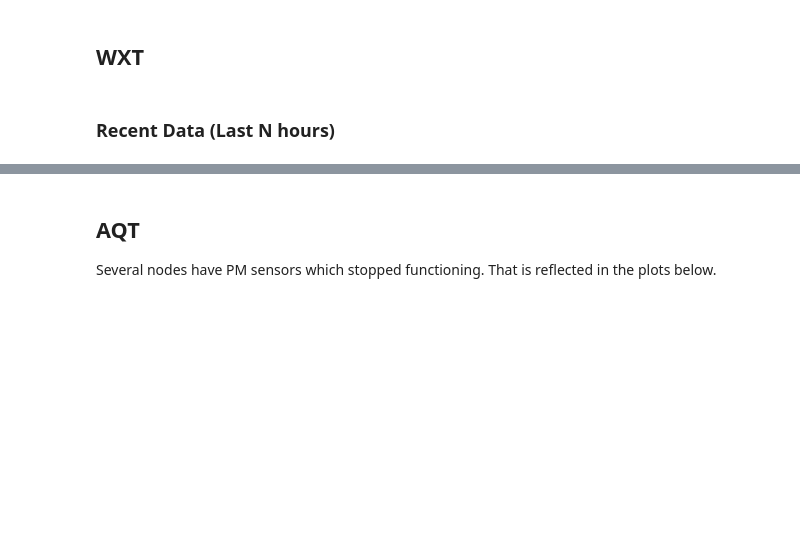
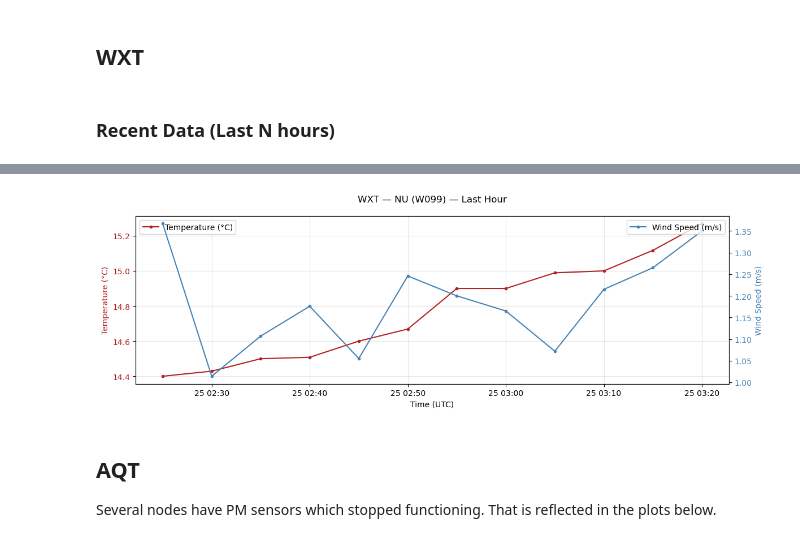
Before and after one commit to gregorywanderson/crocus, a Jupyter notebook: crocus_data_access.ipynb, the cells around one changed output, grey strips where cells are left out. Cells and saved outputs as stored; diff of their text form; code cells hidden in the pictures; blank space fills up the shorter version.

Commit message:
updated query functions to have a common argument list

```diff
--- a/crocus_data_access.ipynb
+++ b/crocus_data_access.ipynb
@@ -100,6 +100,6 @@ UIC      W096  University of Illinois Chicago
 # %%
 # The sites listed above may be used to query throughout this notebook.
 # Change the site name here to switch to a different CROCUS location.
-SITE = NEIU
+SITE = NU
 print(f"Querying: {SITE.full_name} ({SITE.vsn})")
 # %% [output]
@@ -115,4 +133,13 @@ query_wxt?
 # %%
 start, end = last_n_hours(1)  # return(N) a (start,end) tuple for last N hours
-wxt_last_hour = query_wxt(SITE.vsn,start,end)
-wxt_last_hour.head()
+PLOT_WXT = False
+
+if not SITE.has_wxt:
+    print(f"{SITE.abbr} has no WXT configured.")
+else:
+    wxt_last_hour = query_wxt(SITE, start, end)
+    PLOT_WXT = not wxt_last_hour.empty
+    if wxt_last_hour.empty:
+        print(f"No WXT data returned for {SITE.abbr}.")
+    else:
+        wxt_last_hour.head()
@@ -127,27 +146,40 @@ wxt_last_hour.head()
 # %%
-fig, ax1 = plt.subplots(figsize=(12, 4))
+if PLOT_WXT:
 
+    fig, ax1 = plt.subplots(figsize=(12, 4))
 
-ax1.plot(wxt_last_hour.index, wxt_last_hour['temp'],
-         marker='o', markersize=3, color='firebrick',
-         label='Temperature (°C)')
-ax1.set_ylabel('Temperature (°C)', color='firebrick')
-ax1.tick_params(axis='y', labelcolor='firebrick')
-ax1.set_xlabel('Time (UTC)')
-ax1.grid(True, alpha=0.3)
+    ax1.plot(
+        wxt_last_hour.index,
+        wxt_last_hour["temp"],
+        marker="o",
+        markersize=3,
+        color="firebrick",
+        label="Temperature (°C)",
+    )
+    ax1.set_ylabel("Temperature (°C)", color="firebrick")
+    ax1.tick_params(axis="y", labelcolor="firebrick")
+    ax1.set_xlabel("Time (UTC)")
+    ax1.grid(True, alpha=0.3)
 
-ax2 = ax1.twinx()
-ax2.plot(wxt_last_hour.index, wxt_last_hour['wind_speed'],
-         marker='o', markersize=3, color='steelblue',
-         label='Wind Speed (m/s)')
-ax2.set_ylabel('Wind Speed (m/s)', color='steelblue')
-ax2.tick_params(axis='y', labelcolor='steelblue')
+    ax2 = ax1.twinx()
+    ax2.plot(
+        wxt_last_hour.index,
+        wxt_last_hour["wind_speed"],
+        marker="o",
+        markersize=3,
+        color="steelblue",
+        label="Wind Speed (m/s)",
+        )
+    ax2.set_ylabel("Wind Speed (m/s)", color="steelblue")
+    ax2.tick_params(axis="y", labelcolor="steelblue")
 
-ax1.legend(loc='upper left')
-ax2.legend(loc='upper right')
-fig.suptitle(f'WXT — {SITE.abbr} ({SITE.vsn}) — Last Hour', fontsize=12)
-fig.tight_layout()
-plt.show()
+    ax1.legend(loc="upper left")
+    ax2.legend(loc="upper right")
+    fig.suptitle(f"WXT — {SITE.abbr} ({SITE.vsn}) — Last Hour", fontsize=12)
+    fig.tight_layout()
+    plt.show()
+# %% [output]
+[figure, added]
 # %% [markdown]
 ## AQT
 
```
Also changed, not shown: parts of 25 cells of this notebook.
